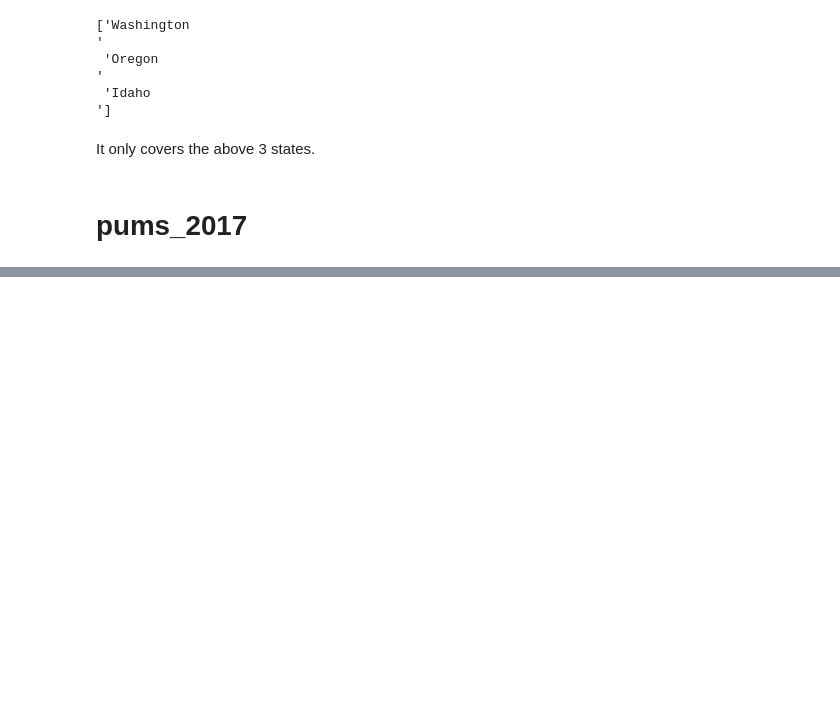
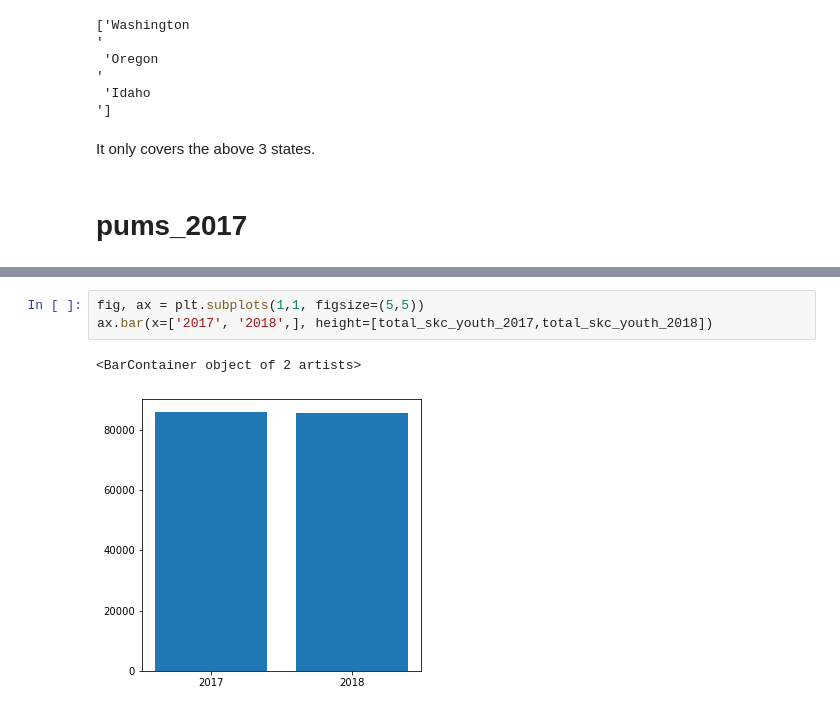
Before and after one commit to mesterhammerfic/mod-1-project-chicago-seattle-ds-051120, a Jupyter notebook: notebooks/exploratory/02_mef_database_descriptions.ipynb, the cells around one changed output, grey strips where cells are left out. Saved outputs shown, nothing was run; the diff lists cells and outputs as text; blank space fills up the shorter version.

Commit message:
added visualizations for 2018 data

```diff
--- a/notebooks/exploratory/02_mef_database_descriptions.ipynb
+++ b/notebooks/exploratory/02_mef_database_descriptions.ipynb
@@ -140,0 +245,6 @@ It only covers the above 3 states.
+# %%
+fig, ax = plt.subplots(1,1, figsize=(5,5))
+ax.bar(x=['2017', '2018',], height=[total_skc_youth_2017,total_skc_youth_2018])
+# %% [output]
+<BarContainer object of 2 artists>
+[figure, added]
```
Also changed, not shown: parts of 12 cells of this notebook.
